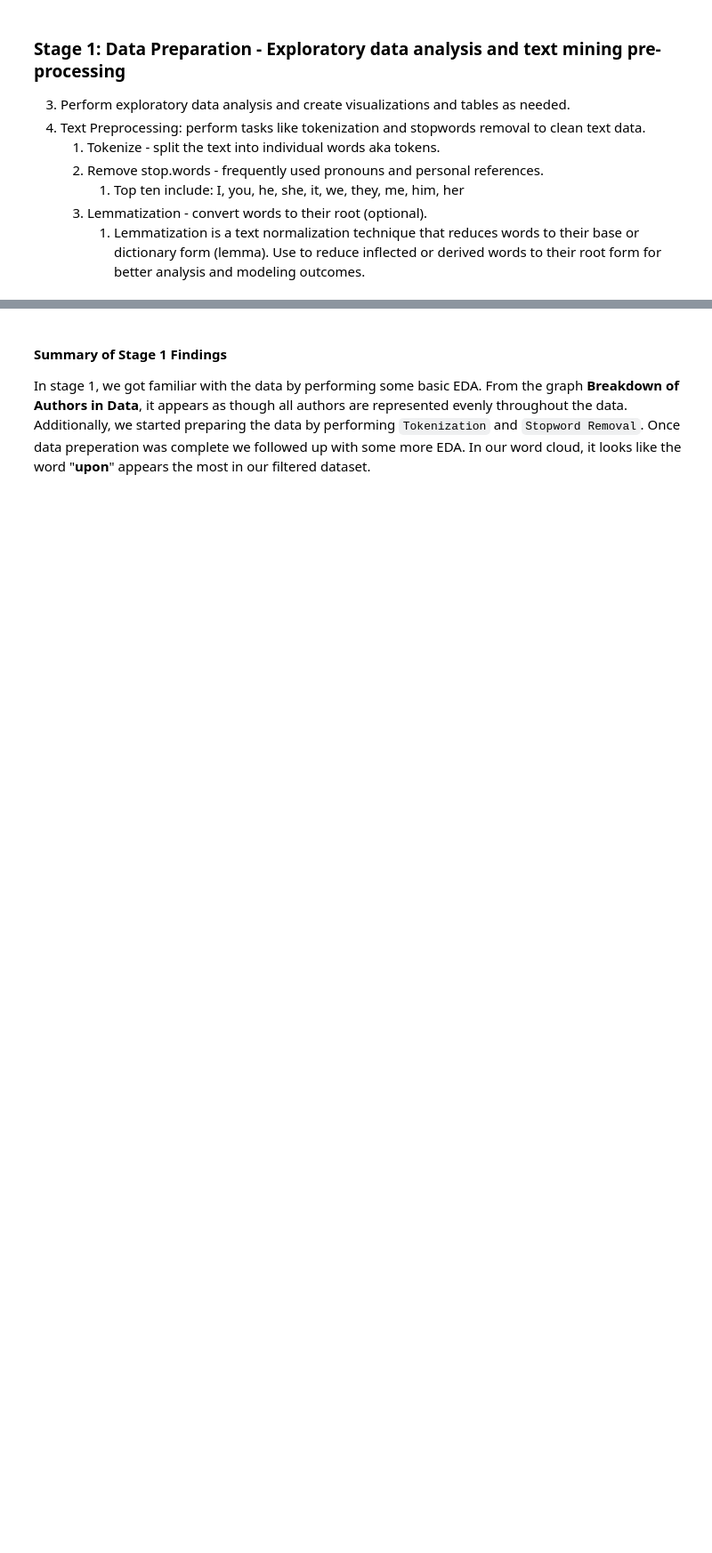
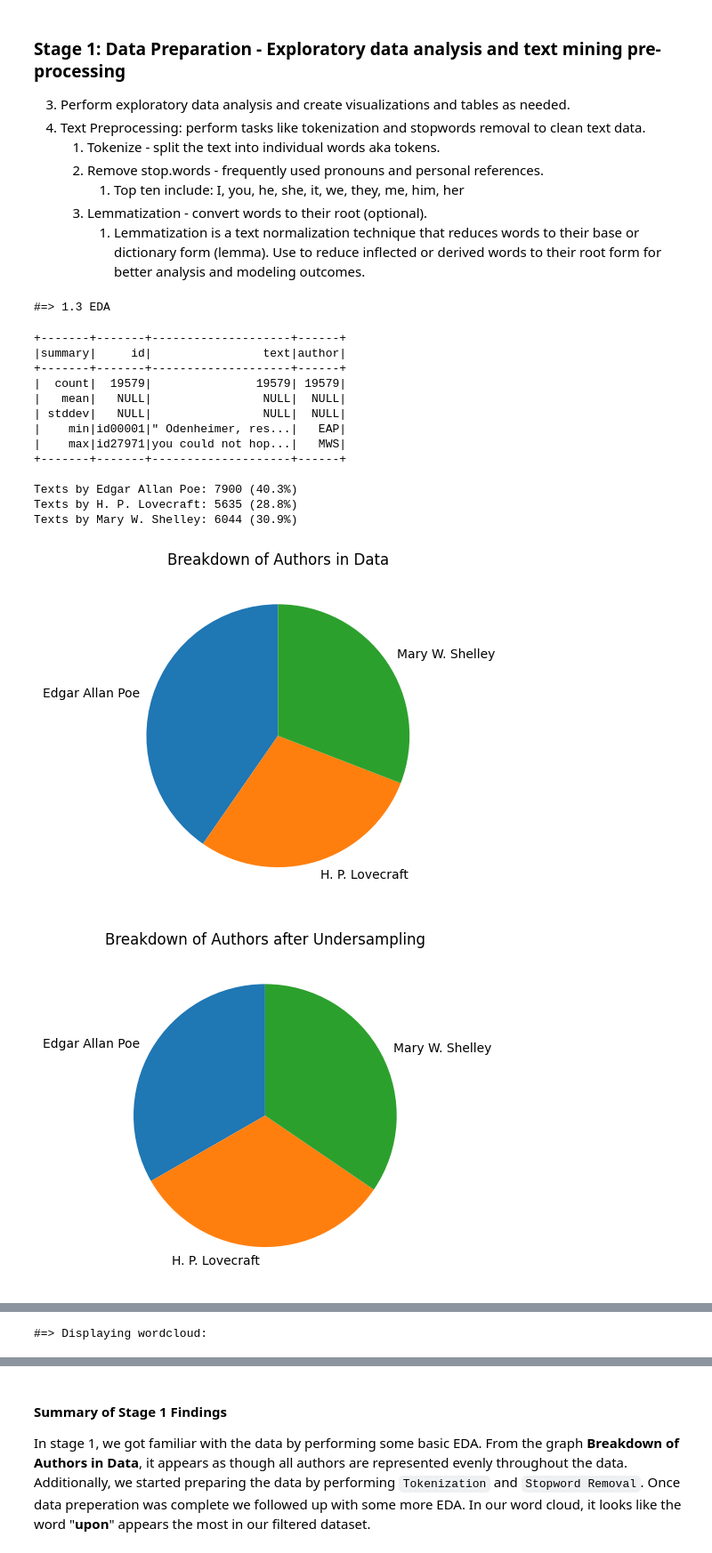
Before and after one commit to evandergraaf/M5.12-Spooky-Spark-Team-6, a Jupyter notebook: spookyspark.ipynb, the cells around one changed output, grey strips where cells are left out. Shown at 89% size. Cells and saved outputs as stored; diff of their text form; code cells hidden in the pictures; blank space fills up the shorter version.

```diff
--- a/spookyspark.ipynb
+++ b/spookyspark.ipynb
@@ -196,7 +231,7 @@ print('#=> Displaying word count before stopword removal:')
 word_count.orderBy(col("count").desc()).show(5)
 
 # Create and show the list of stopwords
-num_stopwords = 10
+num_stopwords = 9
 stopwords_alt = [data[0] for data in word_count.orderBy(col("count").desc()).select('each_word').collect()]
 print(len(stopwords_alt))
 stopwords_alt = stopwords_alt[0:num_stopwords]
@@ -220,30 +255,47 @@ print('#=> A few rows of tokenized train data:')
 df_train_no_stopwords.show(10)
 
 ##Explode the 'filtered_tokens' column to get individual words in separate rows
 words_exploded = df_train_no_stopwords.withColumn("each_word", explode(col("filtered_tokens")))
 
 ##Count the occurrences of each word
 word_count = words_exploded.groupBy("each_word").count()
 
 ##Now show the result
 print("\n")
 print('#=> Displaying word count after stopword removal:')
 word_count.orderBy(col("count").desc()).show(5)
 
 ##Create a wordcloud from the word counts obtained.
 ##Convert the PySpark DataFrame to Pandas DataFrame
 df_word_count_pd = word_count.toPandas()
 
 ##Convert the Pandas DataFrame to a dictionary of word counts
 word_freq_dict = dict(zip(df_word_count_pd['each_word'], df_word_count_pd['count']))
 
 ##Now create and display the word cloud
 print("\n")
 print('#=> Displaying wordcloud:')
 
 ##Now create the word cloud
 wordcloud = WordCloud(width=800, height=400, background_color='white', colormap = 'plasma').generate_from_frequencies(word_freq_dict)
 plt.figure(figsize=(10, 5))
 plt.imshow(wordcloud, interpolation="bilinear")
 plt.axis("off")
 plt.show()
+# %% [output]
+#=> 1.3 EDA
++-------+-------+--------------------+------+
+|summary|     id|                text|author|
++-------+-------+--------------------+------+
+|  count|  19579|               19579| 19579|
+|   mean|   NULL|                NULL|  NULL|
+| stddev|   NULL|                NULL|  NULL|
+|    min|id00001|" Odenheimer, res...|   EAP|
+|    max|id27971|you could not hop...|   MWS|
++-------+-------+--------------------+------+
+
+Texts by Edgar Allan Poe: 7900 (40.3%)
+Texts by H. P. Lovecraft: 5635 (28.8%)
+Texts by Mary W. Shelley: 6044 (30.9%)
+[figure, added]
+[figure, added]
@@ -249,0 +346 @@ plt.show()
+#=> Displaying wordcloud:
```
Also changed, not shown: parts of 6 cells of this notebook.
